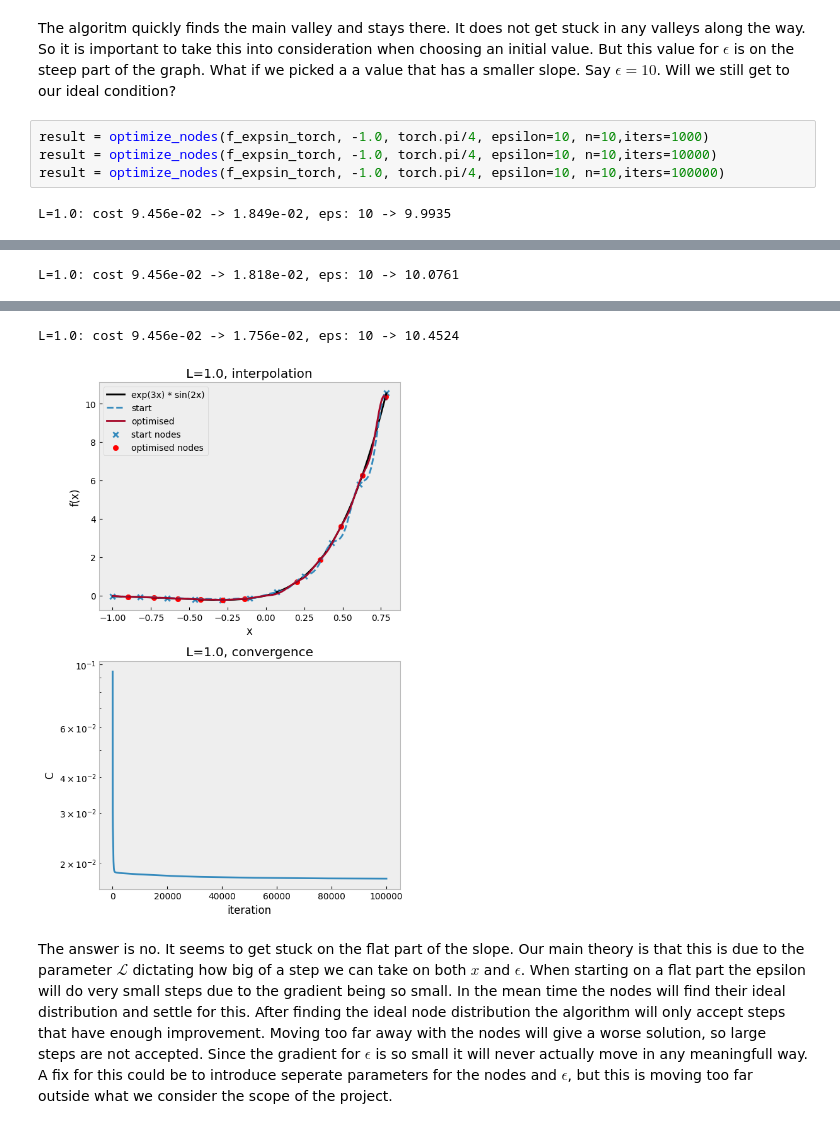
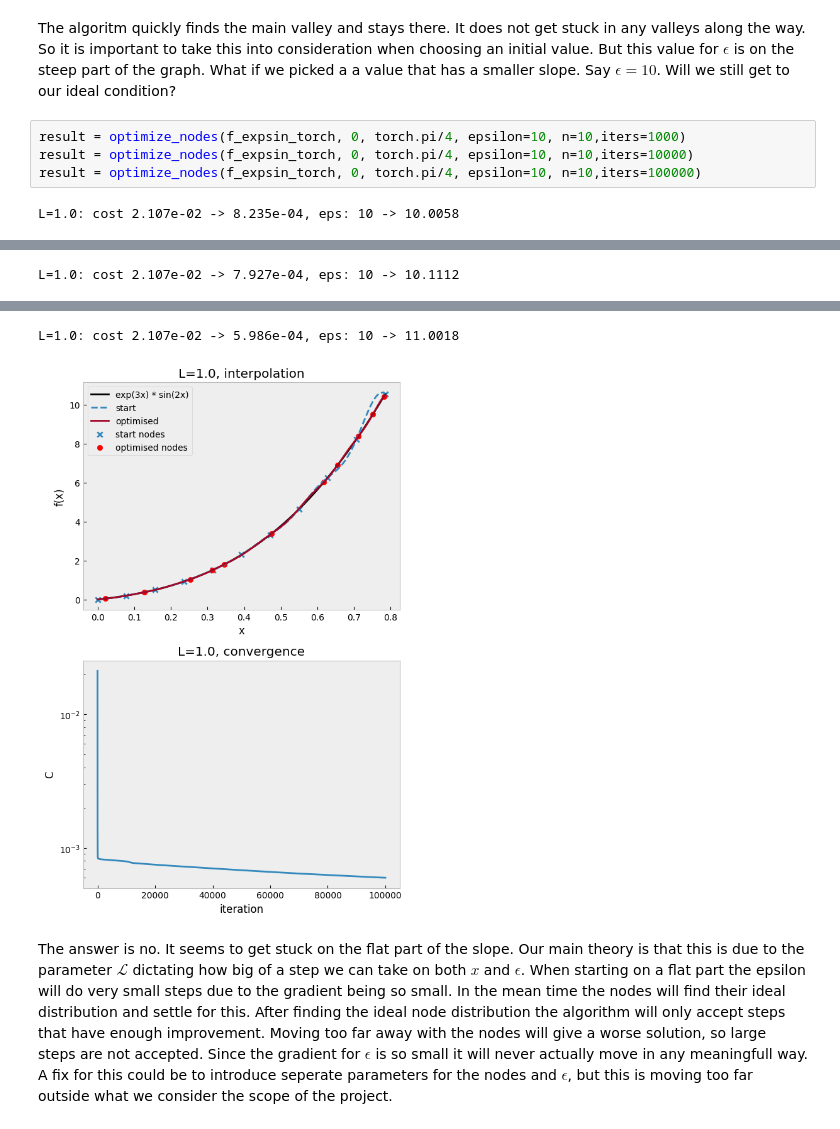
Before and after one commit to Akaada/TMA4215_NumericalMathematics_project1, a Jupyter notebook: taske.ipynb, the cells around one changed output, grey strips where cells are left out. Saved outputs shown, nothing was run; the diff lists cells and outputs as text.

```diff
--- a/taske.ipynb
+++ b/taske.ipynb
@@ -150,8 +152,8 @@ L=1.0: cost 5.966e-02 -> 6.937e-10, eps: 4.0 -> 1.2973
 # %% [markdown]
 The algoritm quickly finds the main valley and stays there. It does not get stuck in any valleys along the way. So it is important to take this into consideration when choosing an initial value. But this value for $\epsilon$ is on the steep part of the graph. What if we picked a a value that has a smaller slope. Say $\epsilon = 10 $. Will we still get to our ideal condition?
 # %%
-result = optimize_nodes(f_expsin_torch, -1.0, torch.pi/4, epsilon=10, n=10,iters=1000)
-result = optimize_nodes(f_expsin_torch, -1.0, torch.pi/4, epsilon=10, n=10,iters=10000)
-result = optimize_nodes(f_expsin_torch, -1.0, torch.pi/4, epsilon=10, n=10,iters=100000)
+result = optimize_nodes(f_expsin_torch, 0, torch.pi/4, epsilon=10, n=10,iters=1000)
+result = optimize_nodes(f_expsin_torch, 0, torch.pi/4, epsilon=10, n=10,iters=10000)
+result = optimize_nodes(f_expsin_torch, 0, torch.pi/4, epsilon=10, n=10,iters=100000)
 # %% [output]
-L=1.0: cost 9.456e-02 -> 1.849e-02, eps: 10 -> 9.9935
+L=1.0: cost 2.107e-02 -> 8.235e-04, eps: 10 -> 10.0058
@@ -159 +161 @@ L=1.0: cost 9.456e-02 -> 1.849e-02, eps: 10 -> 9.9935
-L=1.0: cost 9.456e-02 -> 1.818e-02, eps: 10 -> 10.0761
+L=1.0: cost 2.107e-02 -> 7.927e-04, eps: 10 -> 10.1112
@@ -161,4 +163,4 @@ L=1.0: cost 9.456e-02 -> 1.818e-02, eps: 10 -> 10.0761
-L=1.0: cost 9.456e-02 -> 1.756e-02, eps: 10 -> 10.4524
+L=1.0: cost 2.107e-02 -> 5.986e-04, eps: 10 -> 11.0018
-[figure, old version]
+[figure, new version]
 # %% [markdown]
 The answer is no. It seems to get stuck on the flat part of the slope. Our main theory is that this is due to the parameter $\mathcal L$ dictating how big of a step we can take on both $x$ and $\epsilon$. When starting on a flat part the epsilon will do very small steps due to the gradient being so small. In the mean time the nodes will find their ideal distribution and settle for this. After finding the ideal node distribution the algorithm will only accept steps that have enough improvement. Moving too far away with the nodes will give a worse solution, so large steps are not accepted. Since the gradient for $\epsilon$ is so small it will never actually move in any meaningfull way. A fix for this could be to introduce seperate parameters for the nodes and $\epsilon$, but this is moving too far outside what we consider the scope of the project.
```
Also changed, not shown: parts of 2 cells of this notebook, 3 other files.
